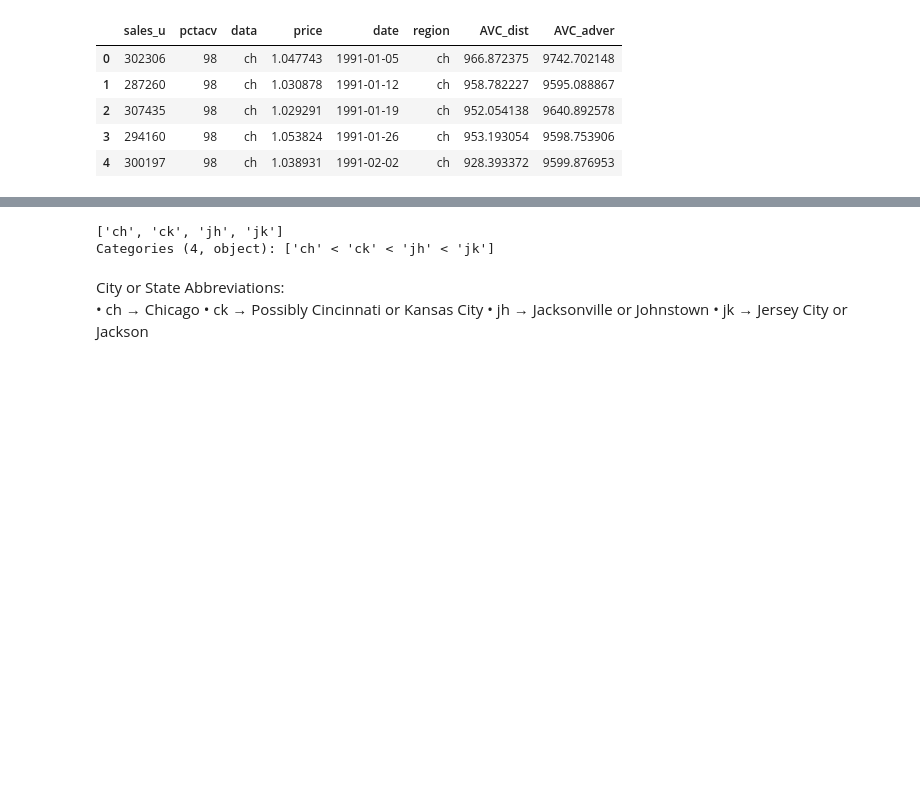
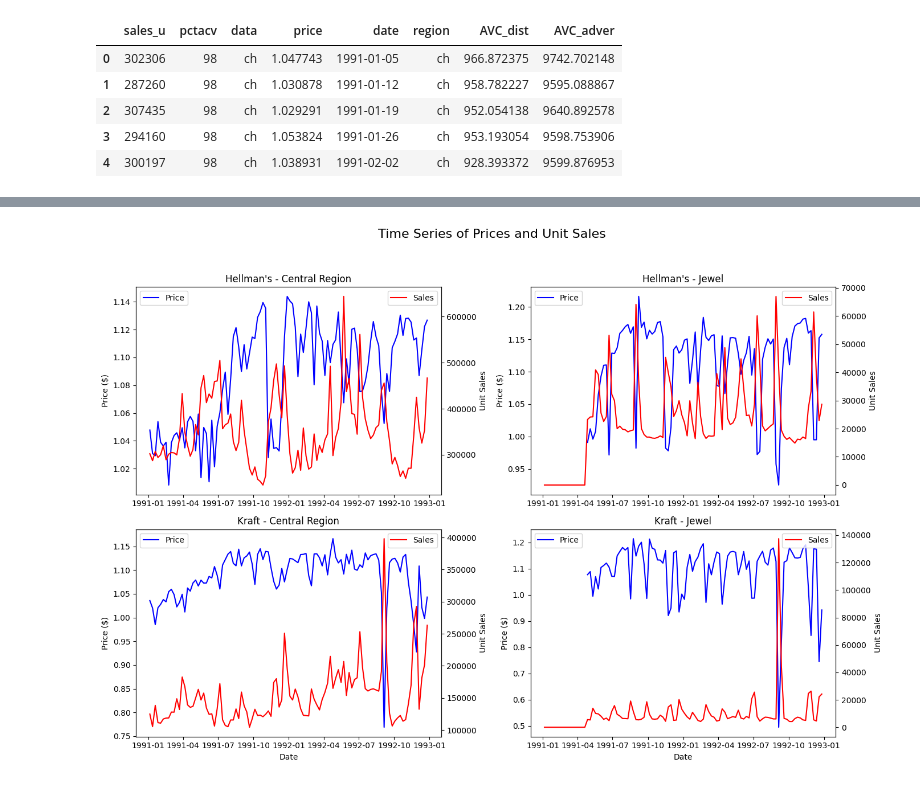
Before and after one commit to daniel-seymour/lse-eme-notes, a Jupyter notebook: EC333/EC333-PS7.ipynb, the cells around one changed output, grey strips where cells are left out. Cells and saved outputs as stored; diff of their text form; code cells hidden in the pictures; blank space fills up the shorter version.

```diff
--- a/EC333/EC333-PS7.ipynb
+++ b/EC333/EC333-PS7.ipynb
@@ -67,0 +87,16 @@ Are the columns exactly the same? True
+# %%
+# Based on your headers: sales_u, pct, ac, v, price, AVC_dist, AVC_adver, data, date
+
+# Group by date and data, calculating mean for prices and sum for sales
+weekly_data = df.groupby(['date', 'data']).agg({
+    'price': 'mean',  # Average price per date
+    'sales_u': 'sum'  # Total sales per date
+}).reset_index()
+
+# Pivot the data to make plotting easier
+price_pivot = weekly_data.pivot(index='date', columns='data', values='price')
+sales_pivot = weekly_data.pivot(index='date', columns='data', values='sales_u')
+
+print(price_pivot)
+
+print(sales_pivot)
@@ -72,11 +123,53 @@ Construct scatter-plots of  sales versus prices for Kraft in both regions (i.e.
-# %%
-df['region'].unique()
-# %% [output]
-['ch', 'ck', 'jh', 'jk']
-Categories (4, object): ['ch' < 'ck' < 'jh' < 'jk']
-# %% [markdown]
-City or State Abbreviations:
-	•	ch → Chicago
-	•	ck → Possibly Cincinnati or Kansas City
-	•	jh → Jacksonville or Johnstown
-	•	jk → Jersey City or Jackson
+# %%
+# Create a figure with 4 subplots (2 rows, 2 columns)
+fig, axes = plt.subplots(2, 2, figsize=(14, 10))
+fig.suptitle('Time Series of Prices and Unit Sales', fontsize=16)
+
+# Plot Hellman's data
+# Central Hellman's
+axes[0, 0].plot(price_pivot.index, price_pivot['ch'], 'b-', label='Price')
+ax2 = axes[0, 0].twinx()
+ax2.plot(sales_pivot.index, sales_pivot['ch'], 'r-', label='Sales')
+axes[0, 0].set_title("Hellman's - Central Region")
+axes[0, 0].set_ylabel('Price ($)')
+ax2.set_ylabel('Unit Sales')
+axes[0, 0].legend(loc='upper left')
+ax2.legend(loc='upper right')
+
+# Jewel Hellman's
+axes[0, 1].plot(price_pivot.index, price_pivot['jh'], 'b-', label='Price')
+ax2 = axes[0, 1].twinx()
+ax2.plot(sales_pivot.index, sales_pivot['jh'], 'r-', label='Sales')
+axes[0, 1].set_title("Hellman's - Jewel")
+axes[0, 1].set_ylabel('Price ($)')
+ax2.set_ylabel('Unit Sales')
+axes[0, 1].legend(loc='upper left')
+ax2.legend(loc='upper right')
+
+# Plot Kraft data
+# Central Kraft
+axes[1, 0].plot(price_pivot.index, price_pivot['ck'], 'b-', label='Price')
+ax2 = axes[1, 0].twinx()
+ax2.plot(sales_pivot.index, sales_pivot['ck'], 'r-', label='Sales')
+axes[1, 0].set_title("Kraft - Central Region")
+axes[1, 0].set_xlabel('Date')
+axes[1, 0].set_ylabel('Price ($)')
+ax2.set_ylabel('Unit Sales')
+axes[1, 0].legend(loc='upper left')
+ax2.legend(loc='upper right')
+
+# Jewel Kraft
+axes[1, 1].plot(price_pivot.index, price_pivot['jk'], 'b-', label='Price')
+ax2 = axes[1, 1].twinx()
+ax2.plot(sales_pivot.index, sales_pivot['jk'], 'r-', label='Sales')
+axes[1, 1].set_title("Kraft - Jewel")
+axes[1, 1].set_xlabel('Date')
+axes[1, 1].set_ylabel('Price ($)')
+ax2.set_ylabel('Unit Sales')
+axes[1, 1].legend(loc='upper left')
+ax2.legend(loc='upper right')
+
+plt.tight_layout(rect=[0, 0.03, 1, 0.95])  # Adjust layout
+plt.show()
+# %% [output]
+[figure, added]
```
Also changed, not shown: parts of 21 cells of this notebook.
